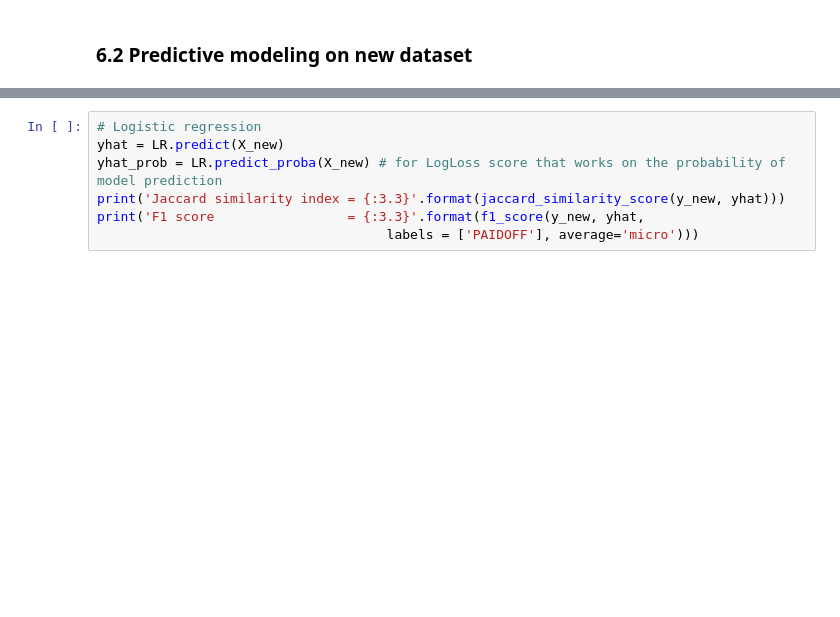
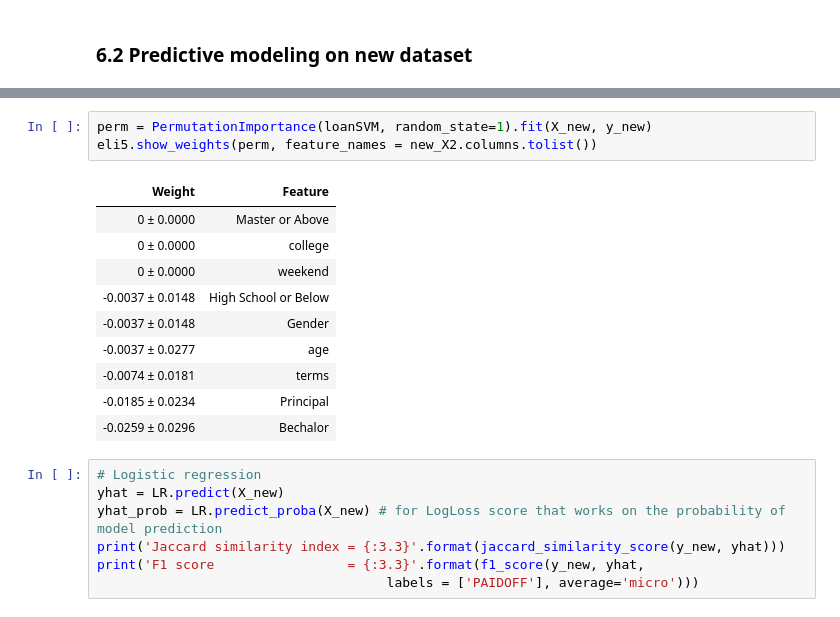
Before and after one commit to Ehsan-Negahbani/Best-Classifier, a Jupyter notebook: Project Notebook.ipynb, the cells around one changed output, grey strips where cells are left out. Drawn from its saved outputs; the diff is of its cells as text; blank space fills up the shorter version.

```diff
--- a/Project Notebook.ipynb
+++ b/Project Notebook.ipynb
@@ -863,3 +950,17 @@ print('F1 score                 = {:3.3}'.format(f1_score(y_new, yhat,
+# %%
+perm = PermutationImportance(loanSVM, random_state=1).fit(X_new, y_new)
+eli5.show_weights(perm, feature_names = new_X2.columns.tolist())
+# %% [output]
+| Weight | Feature |
+| 0 ± 0.0000 | Master or Above |
+| 0 ± 0.0000 | college |
+| 0 ± 0.0000 | weekend |
+| -0.0037 ± 0.0148 | High School or Below |
+| -0.0037 ± 0.0148 | Gender |
+| -0.0037 ± 0.0277 | age |
+| -0.0074 ± 0.0181 | terms |
+| -0.0185 ± 0.0234 | Principal |
+| -0.0259 ± 0.0296 | Bechalor |
 # %%
 # Logistic regression
 yhat = LR.predict(X_new)
```
Also changed, not shown: parts of 18 cells of this notebook.
